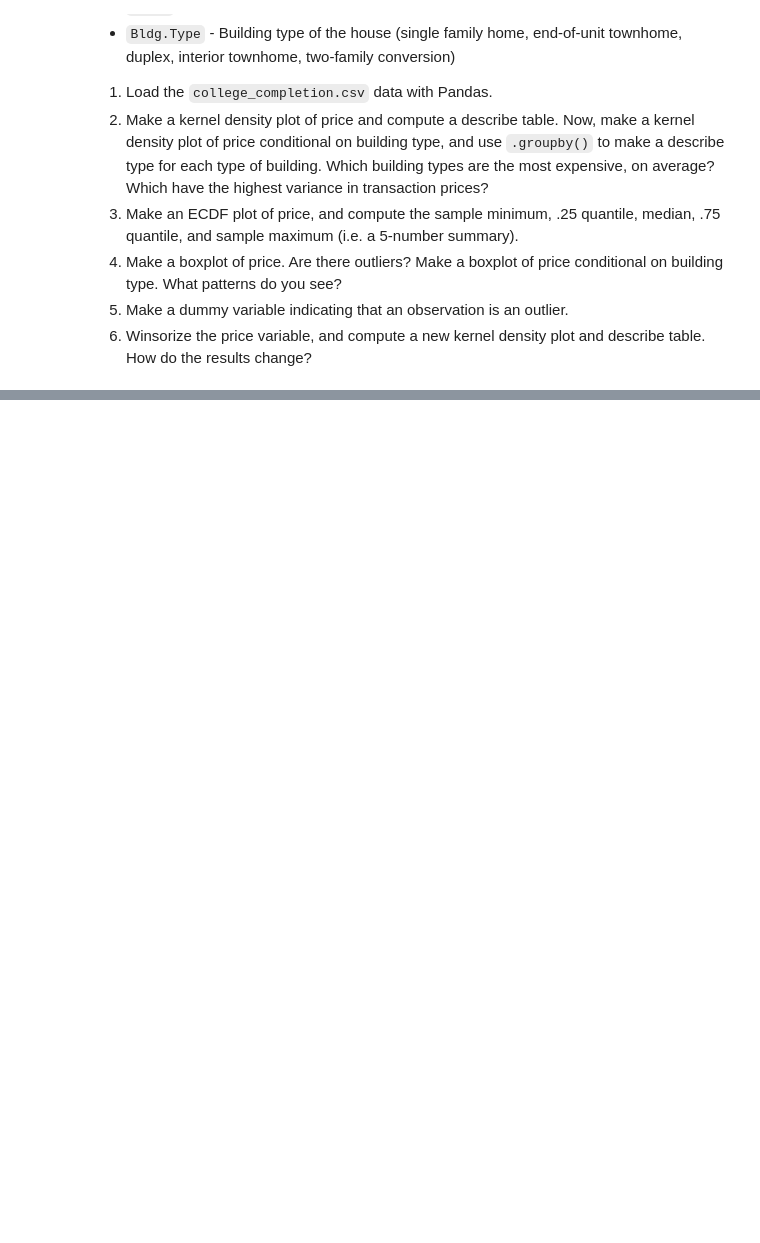
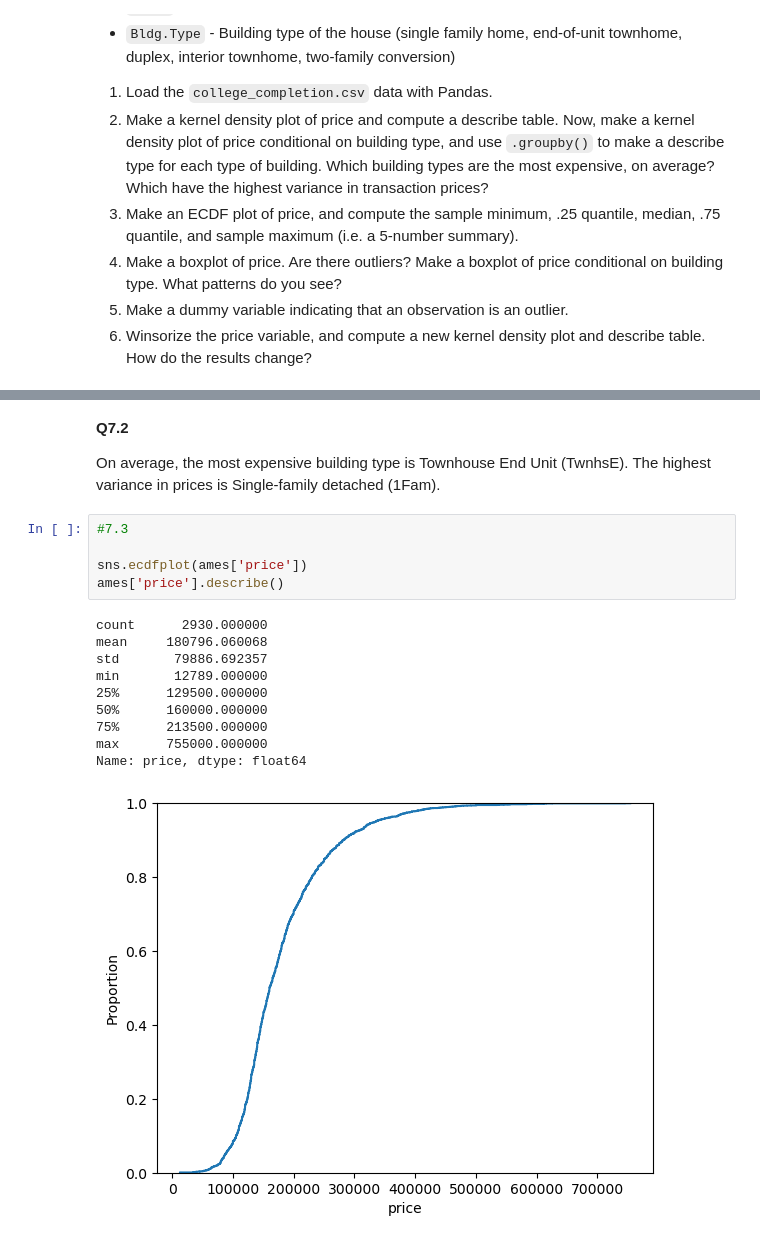
Before and after one commit to imthatpiggy/undergrad_ml_assignments, a Jupyter notebook: 01_assignment_wrangling_and_eda.ipynb, the cells around one changed output, grey strips where cells are left out. Cells and saved outputs as stored; diff of their text form; blank space fills up the shorter version.

```diff
--- a/01_assignment_wrangling_and_eda.ipynb
+++ b/01_assignment_wrangling_and_eda.ipynb
@@ -568,0 +599,20 @@ We'll use the `ames_prices.csv` dataset. The "relevant" variables for this quest
+# %% [markdown]
+**Q7.2**
+
+On average, the most expensive building type is Townhouse End Unit (TwnhsE). The highest variance in prices is Single-family detached (1Fam).
+# %%
+#7.3
+
+sns.ecdfplot(ames['price'])
+ames['price'].describe()
+# %% [output]
+count      2930.000000
+mean     180796.060068
+std       79886.692357
+min       12789.000000
+25%      129500.000000
+50%      160000.000000
+75%      213500.000000
+max      755000.000000
+Name: price, dtype: float64
+[figure, added]
```
Also changed, not shown: parts of 5 cells of this notebook.
